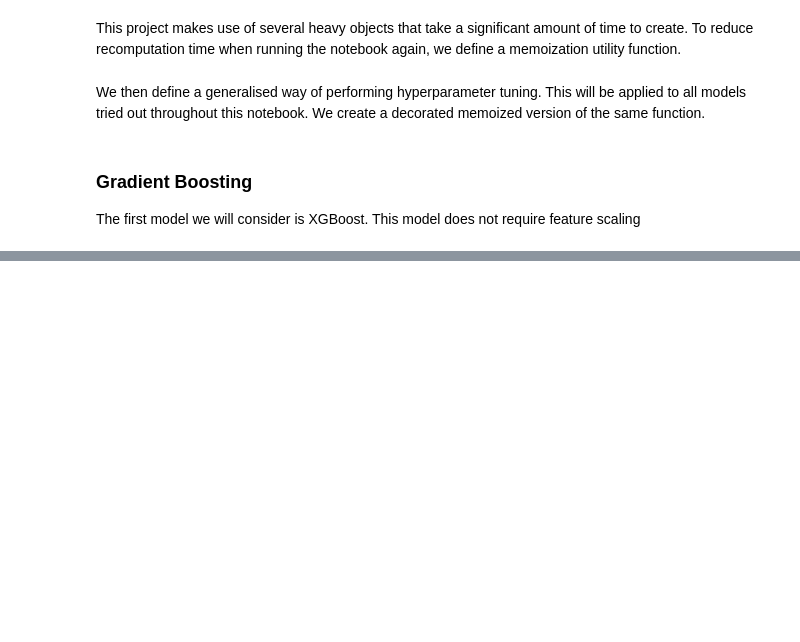
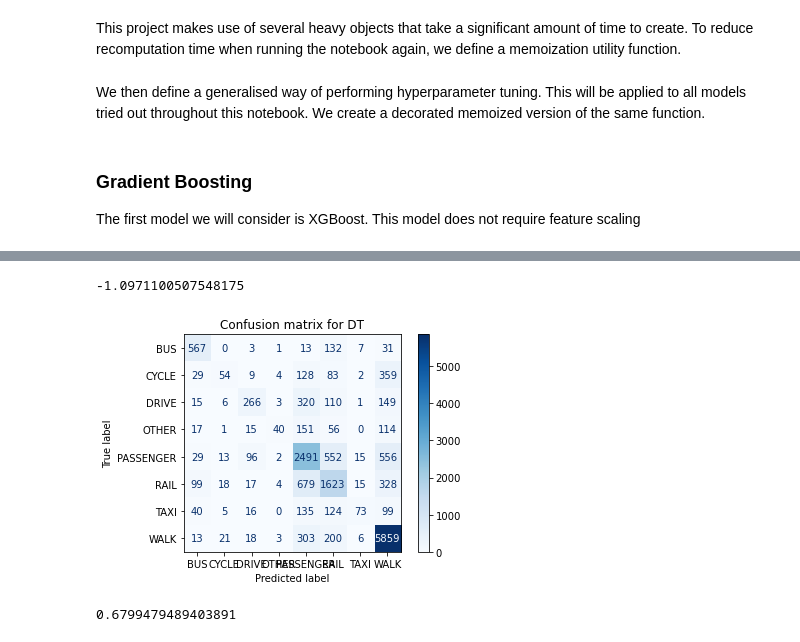
Before and after one commit to bataillard/DAMiT, a Jupyter notebook: ML Mode Choice/Model_NHTS_mode_choice.ipynb, the cells around one changed output, grey strips where cells are left out. Cells and saved outputs as stored; diff of their text form; code cells hidden in the pictures; blank space fills up the shorter version.

Commit message:
try scaled data, add memoized objects

```diff
--- a/ML Mode Choice/Model_NHTS_mode_choice.ipynb
+++ b/ML Mode Choice/Model_NHTS_mode_choice.ipynb
@@ -196,7 +196,7 @@ We then define a generalised way of performing hyperparameter tuning. This will
 # %%
 from sklearn.model_selection import RandomizedSearchCV, GroupKFold
 
-def hyperparam_search(classifier, params, X=X, y=y, groups=groups, verbose=100, fit_params=None):
+def hyperparam_search(classifier, params, X=X, y=y, groups=groups, verbose=100, fit_params={}):
     """
     Takes a classifier, a dictionary of hyperparameter distributions and an (X,y,groups) dataset
     and returns a SearchCV object. The returned object is also saved to `filename` if it not none.
@@ -233,20 +233,15 @@ xbg_params = {
     "reg_lambda": uniform(0.1, 2),
 }
 
-xgb_fit_params = {
-    'early_stopping_rounds': 10,
-    'eval_set': [[X,y]]
-}
 
 xgb = XGBClassifier(objective="multi:softprob",
                     num_class=len(y.squeeze().unique()),
                     random_state=SEED,
-                    verbose=0,
                     use_label_encoder=False,
                     eval_metric='mlogloss')
 
 
-xgbsearch = m_hyperparam_search("xgb_search", xgb, xbg_params, fit_params=xgb_fit_params)
+xgbsearch = m_hyperparam_search("xgb_search_scaled", xgb, xbg_params, X=X_scaled)
 # %% [output]
 Fitting 5 folds for each of 10 candidates, totalling 50 fits
 [Parallel(n_jobs=-1)]: Using backend LokyBackend with 8 concurrent workers.
@@ -266,6 +270,7 @@ xgbsearch.best_params_
 # %%
 xgbsearch.best_score_
+# %% [output]
+-1.0971100507548175
 # %%
-best_xgb = xgbsearch.best_estimator_
-best_xbg = memoize("best_xbg", lambda: xgbsearch.best_estimator_.fit(X, y))()
+best_xgb = memoize("best_xbg", lambda: xgbsearch.best_estimator_.fit(X, y))()
 # %%
@@ -278,3 +281,19 @@ y
+# %%
+from sklearn.metrics import accuracy_score, confusion_matrix, plot_confusion_matrix
+
+y_pred_t = best_xgb.predict_proba(X)
+
+
+fig, ax = plt.subplots()
+plot_confusion_matrix(best_xgb, X, y, display_labels=target_encoding.keys(), values_format= 'd', cmap=plt.cm.Blues, ax = ax)
+ax.set_title('Confusion matrix for DT')
+plt.show()
+# %% [output]
+[figure, added]
+# %%
+accuracy_score(y, best_xgb.predict(X))
+# %% [output]
+0.6799479489403891
 # %%
 X_test.index
 # %%
```
Also changed, not shown: parts of 5 cells of this notebook, 6 other files.
